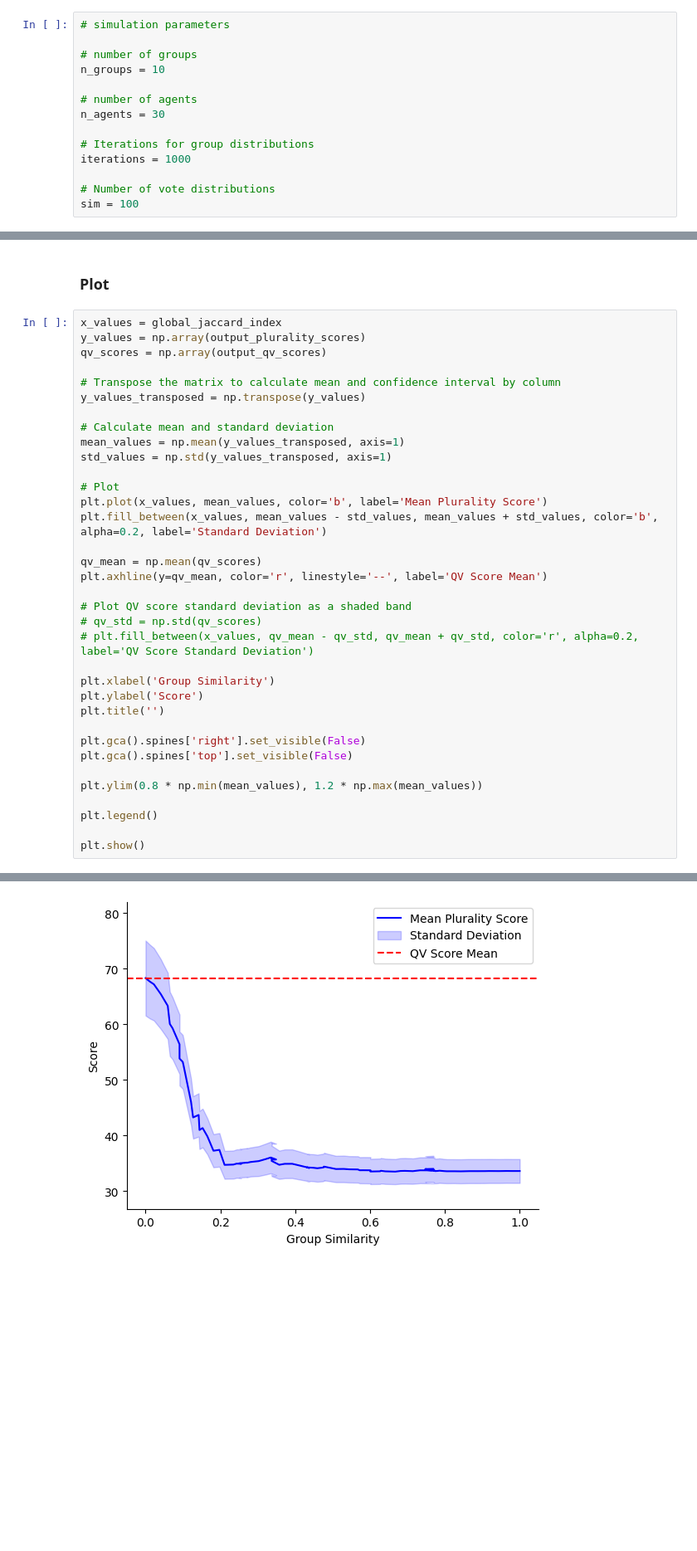
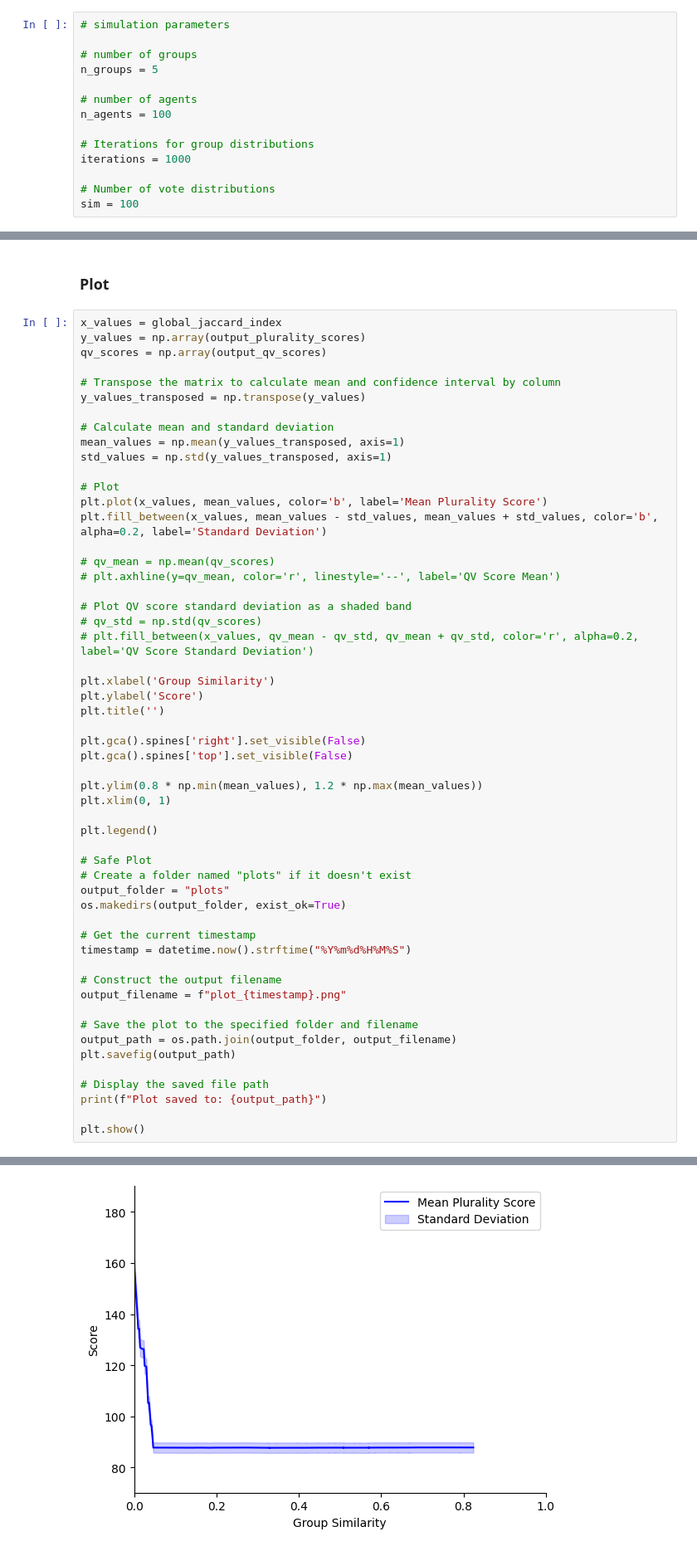
Before and after one commit to lexicongovernance/gov-research, a Jupyter notebook: simulation_framework/simulation.ipynb, the cells around one changed output, grey strips where cells are left out. Shown at 83% size. Cells and saved outputs as stored; diff of their text form; blank space fills up the shorter version.

Commit message:
adjusted plots

```diff
--- a/simulation_framework/simulation.ipynb
+++ b/simulation_framework/simulation.ipynb
@@ -15,10 +17,10 @@ import model_evaluation
 # simulation parameters
 
 # number of groups
-n_groups = 10
+n_groups = 5
 
 # number of agents
-n_agents = 30
+n_agents = 100
 
 # Iterations for group distributions
 iterations = 1000
@@ -241,8 +250,8 @@ std_values = np.std(y_values_transposed, axis=1)
 plt.plot(x_values, mean_values, color='b', label='Mean Plurality Score')
 plt.fill_between(x_values, mean_values - std_values, mean_values + std_values, color='b', alpha=0.2, label='Standard Deviation')
 
-qv_mean = np.mean(qv_scores)
-plt.axhline(y=qv_mean, color='r', linestyle='--', label='QV Score Mean')
+# qv_mean = np.mean(qv_scores)
+# plt.axhline(y=qv_mean, color='r', linestyle='--', label='QV Score Mean')
 
 # Plot QV score standard deviation as a shaded band
 # qv_std = np.std(qv_scores)
@@ -256,8 +265,27 @@ plt.gca().spines['right'].set_visible(False)
 plt.gca().spines['top'].set_visible(False)
 
 plt.ylim(0.8 * np.min(mean_values), 1.2 * np.max(mean_values))
+plt.xlim(0, 1)
 
 plt.legend()
 
+# Safe Plot
+# Create a folder named "plots" if it doesn't exist
+output_folder = "plots"
+os.makedirs(output_folder, exist_ok=True)
+
+# Get the current timestamp
+timestamp = datetime.now().strftime("%Y%m%d%H%M%S")
+
+# Construct the output filename
+output_filename = f"plot_{timestamp}.png"
+
+# Save the plot to the specified folder and filename
+output_path = os.path.join(output_folder, output_filename)
+plt.savefig(output_path)
+
+# Display the saved file path
+print(f"Plot saved to: {output_path}")
+
 plt.show()
 # %% [output]
@@ -264 +293 @@ plt.show()
-[figure, old version]
+[figure, new version]
```
Also changed, not shown: parts of 6 cells of this notebook, 1 other file.
